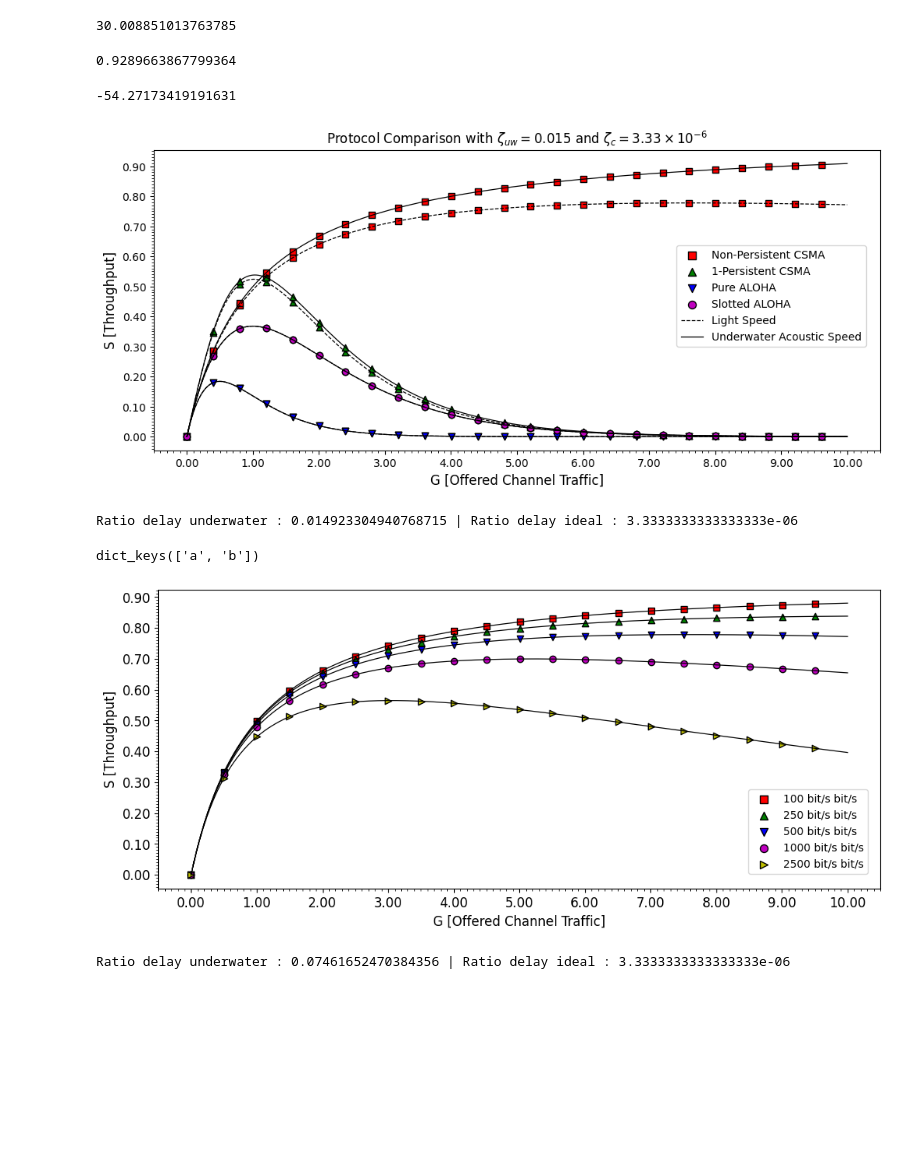
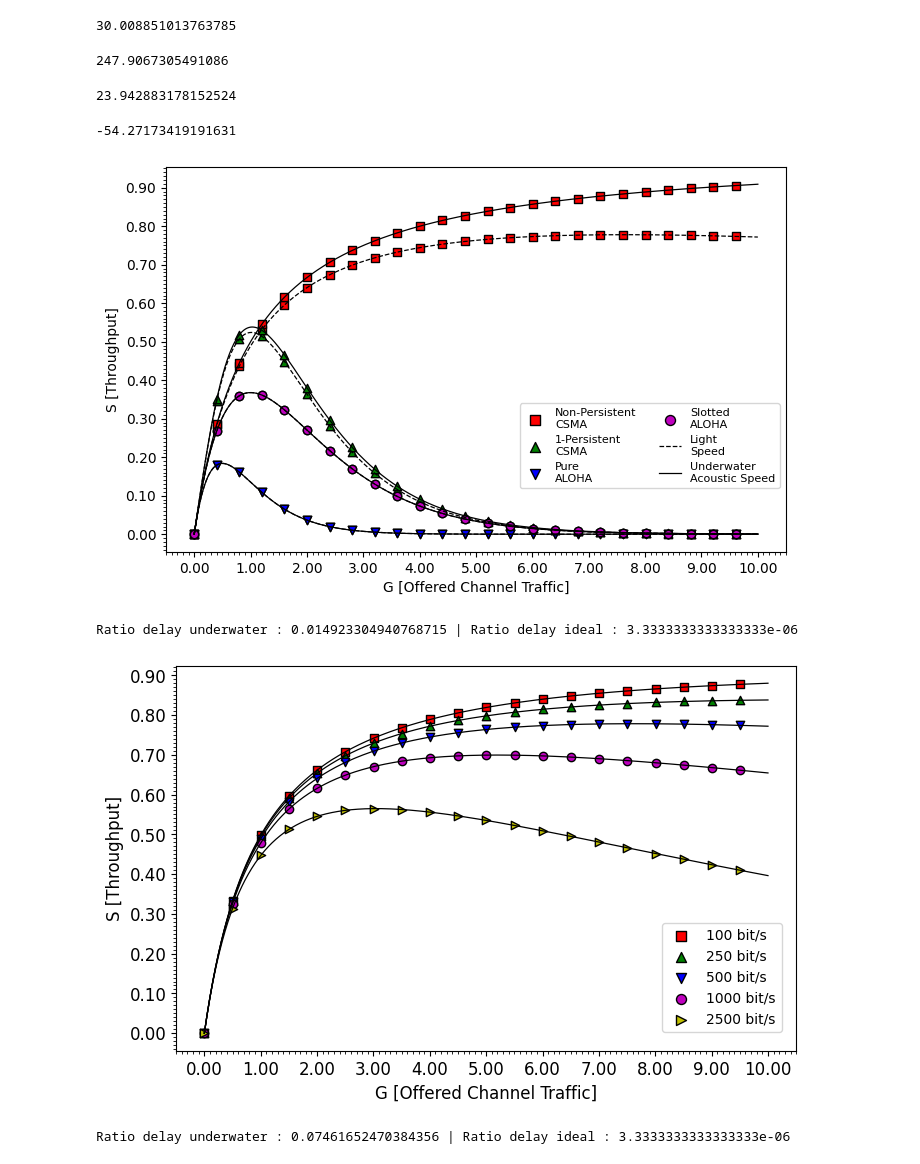
Before and after one commit to BiggusMaximus/Multi-Hop-Q-Learning-LEACH, a Jupyter notebook: paper/characteristic_underwater.ipynb, the cells around one changed output. Cells and saved outputs as stored; diff of their text form; code cells hidden in the pictures; blank space fills up the shorter version.

```diff
--- a/paper/characteristic_underwater.ipynb
+++ b/paper/characteristic_underwater.ipynb
@@ -447,9 +456,13 @@ att = 10 * np.log10(att)
 # %% [output]
 30.008851013763785
 # %%
-10**(-0.32/10)
+10**(n_total/10)
 # %% [output]
-0.9289663867799364
+247.9067305491086
+# %%
+n_total
+# %% [output]
+23.942883178152524
 # %%
 att
 # %% [output]
@@ -458,64 +471,59 @@ att
 DEPTHS = [i for i in range(100, 10000, 50)]
 G = np.linspace(0, 10, 1000)
 PROTOCOLS = ["non-persistent", "1-persistent", "aloha", "slotted-aloha"]
-labels = ["Non-Persistent CSMA", "1-Persistent CSMA", "Pure ALOHA", "Slotted ALOHA"]
+labels = ["Non-Persistent\nCSMA", "1-Persistent\nCSMA", "Pure\nALOHA", "Slotted\nALOHA"]
 colors = ['r', 'g', 'b', 'm', 'y', 'c', 'navy', 'maroon']
 markers = ['s', '^', 'v', 'o', '>', '<', 'X', 'D']
-fig, ax = plt.subplots(figsize=(12,5))
+fig, ax = plt.subplots(figsize=(8,5))
 depth_protocol = {}
 depth_protocol2 = {}
 for protocol in PROTOCOLS:
     depth_protocol[protocol] = []
     depth_protocol2[protocol] = []
     for kc in G:
         a = ratio_delay(1000, 1000, 500)
         depth_protocol[protocol].append(throughput(a, protocol, kc))
         a2 = ratio_delay(1000, 1000, 500, True)
         depth_protocol2[protocol].append(throughput(a2, protocol, kc))
 
 count = 0
 hop = 40
 for protocol in PROTOCOLS:
     ax.plot(G, depth_protocol[protocol] ,linestyle="--", color='k', linewidth=0.9)
     ax.plot(G, depth_protocol2[protocol]               , color='k', linewidth=0.9)
     ax.scatter(G[::hop], depth_protocol[protocol][::hop] , label=labels[count], marker=markers[count], edgecolor='k', color=colors[count])
     ax.scatter(G[::hop], depth_protocol2[protocol][::hop]                     , marker=markers[count], edgecolor='k', color=colors[count])
     count += 1
 
-ax.plot(0, 0,linestyle="--", color='k', linewidth=0.9, label="Light Speed")
-ax.plot(0, 0               , color='k', linewidth=0.9, label="Underwater Acoustic Speed")
-ax.set_ylabel(r"S [Throughput]", fontsize=12)
-ax.set_xlabel(r"G [Offered Channel Traffic]", fontsize=12)
-ax.set_title(r"Protocol Comparison with $\zeta_{uw}=0.015$ and $\zeta_{c}=3.33 \times 10^{-6}$")
+ax.plot(0, 0,linestyle="--", color='k', linewidth=0.9, label="Light\nSpeed")
+ax.plot(0, 0               , color='k', linewidth=0.9, label="Underwater\nAcoustic Speed")
+ax.set_ylabel(r"S [Throughput]", fontsize=10)
+ax.set_xlabel(r"G [Offered Channel Traffic]", fontsize=10)
+# ax.set_title(r"Protocol Comparison with $\zeta_{uw}=0.015$ and $\zeta_{c}=3.33 \times 10^{-6}$")
 
 ax.yaxis.set_major_locator(MultipleLocator(0.1))
 ax.yaxis.set_major_formatter('{x:.2f}')
 ax.yaxis.set_minor_locator(MultipleLocator(0.01))
 ax.xaxis.set_major_locator(MultipleLocator(1))
 ax.xaxis.set_major_formatter('{x:.2f}')
 ax.xaxis.set_minor_locator(MultipleLocator(0.1))
 
-ax.legend(loc='upper center', bbox_to_anchor=(0.85, 0.7),
-              fancybox=True, shadow=False, ncol=1, markerscale=1.2, fontsize=10)
+ax.legend(loc='upper center', bbox_to_anchor=(0.78, 0.4),
+              fancybox=True, shadow=False, ncol=2, markerscale=1.2, fontsize=8)
 ax.tick_params(axis='both', which='major', labelsize=10)
 
 plt.show()
 print(f"Ratio delay underwater : {a} | Ratio delay ideal : {a2}")
 # %% [output]
-[figure, old version]
+[figure, new version]
 Ratio delay underwater : 0.014923304940768715 | Ratio delay ideal : 3.3333333333333333e-06
-# %%
-a = {'a': [], 'b':[]}
-a.keys()
-# %% [output]
-dict_keys(['a', 'b'])
 # %%
 BPS = [100, 250, 500, 1000, 2500]
 G = np.linspace(0, 10, 1000)
 
 colors = ['r', 'g', 'b', 'm', 'y', 'c', 'navy', 'maroon']
 markers = ['s', '^', 'v', 'o', '>', '<', 'X', 'D']
-fig, ax = plt.subplots(figsize=(12,5))
+fig, ax = plt.subplots(figsize=(8,5))
 data = []
 
 hop = 50
@@ -532,7 +540,7 @@ for bps in BPS:
 
 for bps in non_persistent_bps.keys():
     ax.plot     (G, non_persistent_bps[bps]                     , color='k'     , linewidth=0.9         )
-    ax.scatter  (G[::hop], non_persistent_bps[bps][::hop]       , marker=markers[count] , edgecolor='k' , color=colors[count]   , label=f"{bps} bit/s")
+    ax.scatter  (G[::hop], non_persistent_bps[bps][::hop]       , marker=markers[count] , edgecolor='k' , color=colors[count]   , label=f"{bps}")
     count += 1
 
 ax.set_ylabel(r"S [Throughput]", fontsize=12)
@@ -547,11 +555,11 @@ ax.xaxis.set_major_formatter('{x:.2f}')
 ax.xaxis.set_minor_locator(MultipleLocator(0.1))
 ax.tick_params(axis='both', which='major', labelsize=12)
 
-ax.legend(loc='upper center', bbox_to_anchor=(0.9, 0.35),
+ax.legend(loc='upper center', bbox_to_anchor=(0.88, 0.35),
               fancybox=True, shadow=False, ncol=1, markerscale=1.2, fontsize=10)
 
 plt.show()
 print(f"Ratio delay underwater : {a} | Ratio delay ideal : {a2}")
 # %% [output]
-[figure, old version]
+[figure, new version]
 Ratio delay underwater : 0.07461652470384356 | Ratio delay ideal : 3.3333333333333333e-06
```
Also changed, not shown: parts of 7 cells of this notebook, 14 other files.
